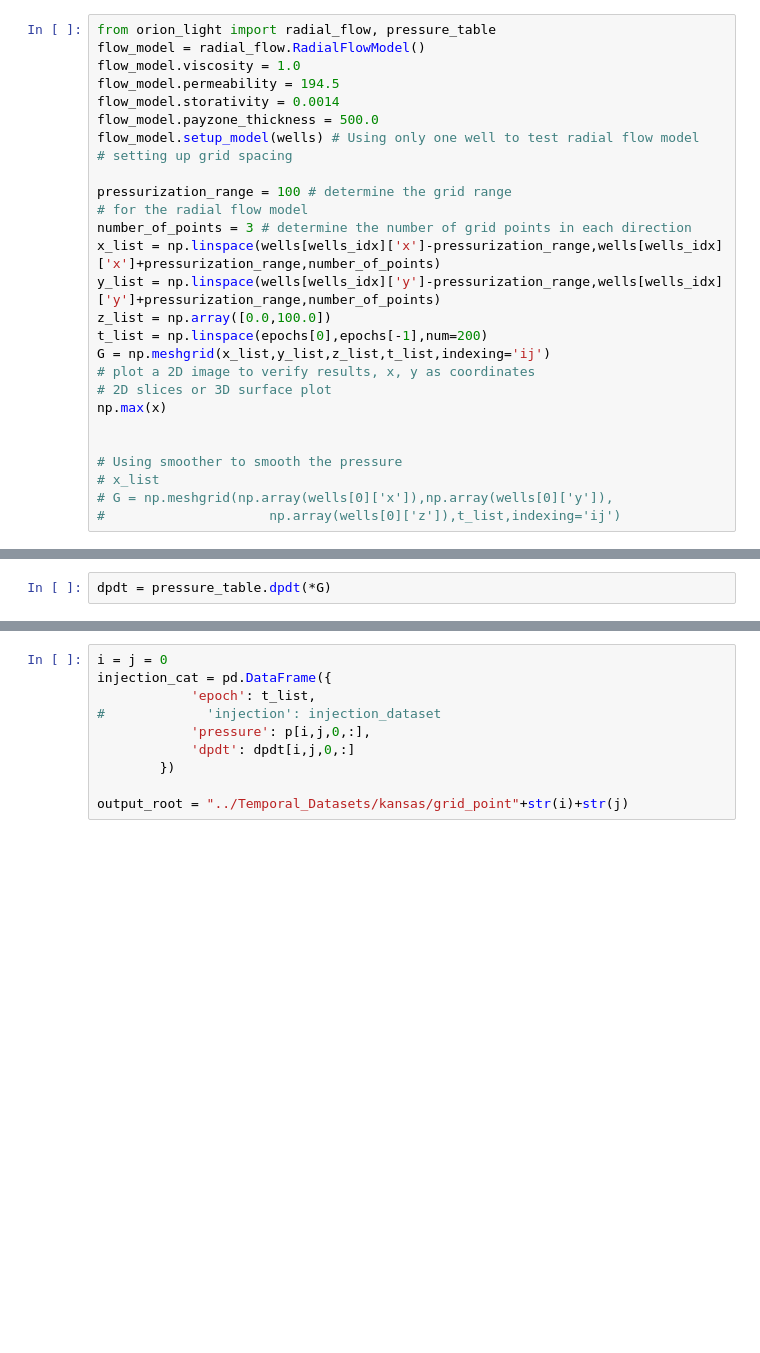
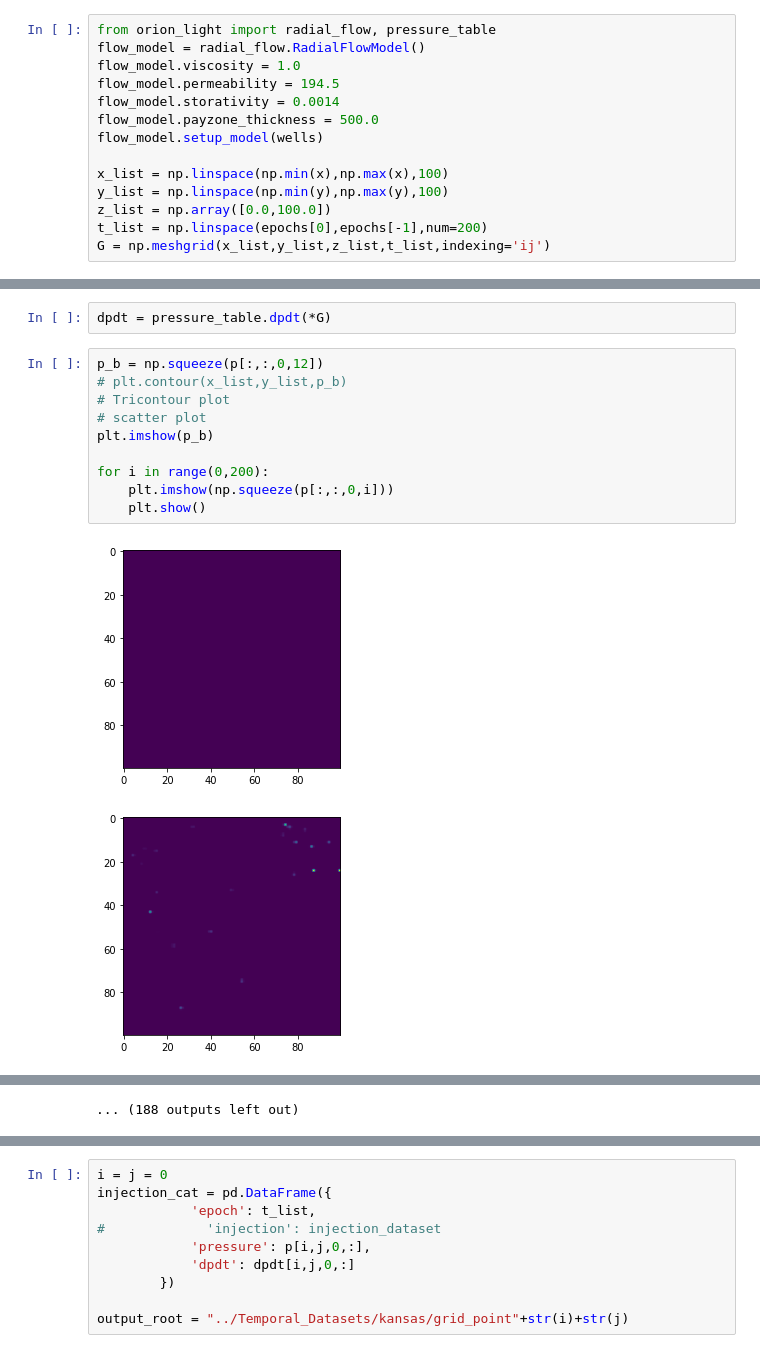
Before and after one commit to hanxiaokaka/Induced_seismic, a Jupyter notebook: notebooks/preprocessing/Kansas_injection.ipynb, the cells around one changed output, grey strips where cells are left out. Drawn from its saved outputs; the diff is of its cells as text; blank space fills up the shorter version.

```diff
--- a/notebooks/preprocessing/Kansas_injection.ipynb
+++ b/notebooks/preprocessing/Kansas_injection.ipynb
@@ -155,23 +232,10 @@ flow_model.viscosity = 1.0
 flow_model.permeability = 194.5
 flow_model.storativity = 0.0014
 flow_model.payzone_thickness = 500.0
-flow_model.setup_model(wells) # Using only one well to test radial flow model
-# setting up grid spacing
+flow_model.setup_model(wells)
 
-pressurization_range = 100 # determine the grid range
-# for the radial flow model
-number_of_points = 3 # determine the number of grid points in each direction
-x_list = np.linspace(wells[wells_idx]['x']-pressurization_range,wells[wells_idx]['x']+pressurization_range,number_of_points)
-y_list = np.linspace(wells[wells_idx]['y']-pressurization_range,wells[wells_idx]['y']+pressurization_range,number_of_points)
+x_list = np.linspace(np.min(x),np.max(x),100)
+y_list = np.linspace(np.min(y),np.max(y),100)
 z_list = np.array([0.0,100.0])
 t_list = np.linspace(epochs[0],epochs[-1],num=200)
 G = np.meshgrid(x_list,y_list,z_list,t_list,indexing='ij')
-# plot a 2D image to verify results, x, y as coordinates
-# 2D slices or 3D surface plot
-np.max(x)
-
-
-# Using smoother to smooth the pressure
-# x_list
-# G = np.meshgrid(np.array(wells[0]['x']),np.array(wells[0]['y']),
-#                     np.array(wells[0]['z']),t_list,indexing='ij')
@@ -258,3 +268,16 @@ G = np.meshgrid(x_list,y_list,z_list,t_list,indexing='ij')
 p = pressure_table.p(*G)
 # %%
 dpdt = pressure_table.dpdt(*G)
+# %%
+p_b = np.squeeze(p[:,:,0,12])
+# plt.contour(x_list,y_list,p_b)
+# Tricontour plot
+# scatter plot
+plt.imshow(p_b)
+
+for i in range(0,200):
+    plt.imshow(np.squeeze(p[:,:,0,i]))
+    plt.show()
+# %% [output]
+[figure, new version]
+[figure, added]
@@ -261,2 +294,3 @@ dpdt = pressure_table.dpdt(*G)
+... (188 outputs left out)
 # %%
 plt.figure()
```
Also changed, not shown: parts of 45 cells of this notebook.
